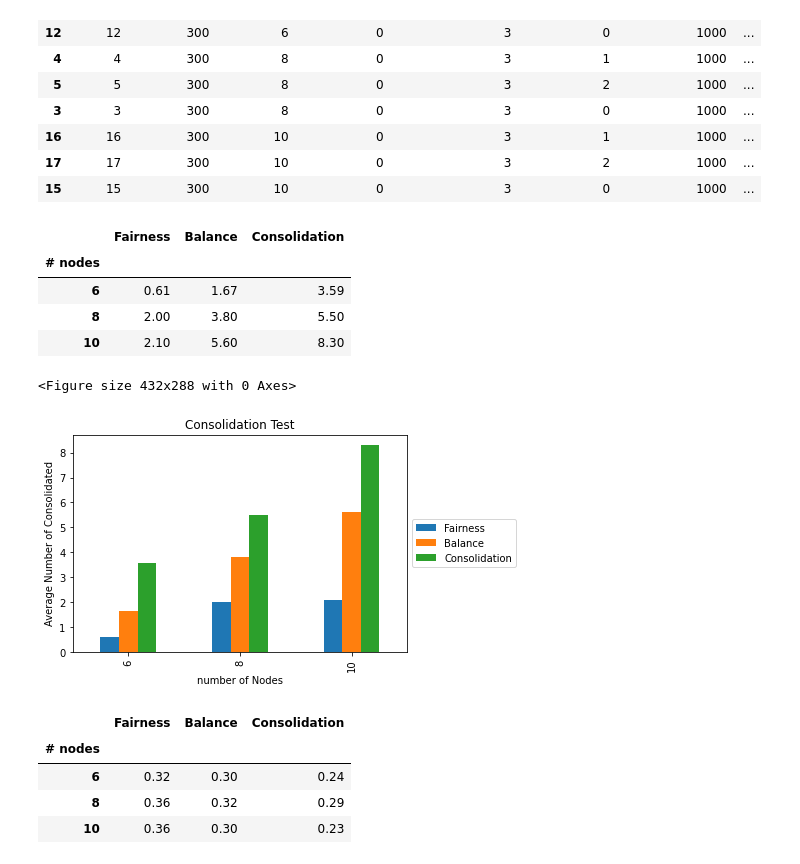
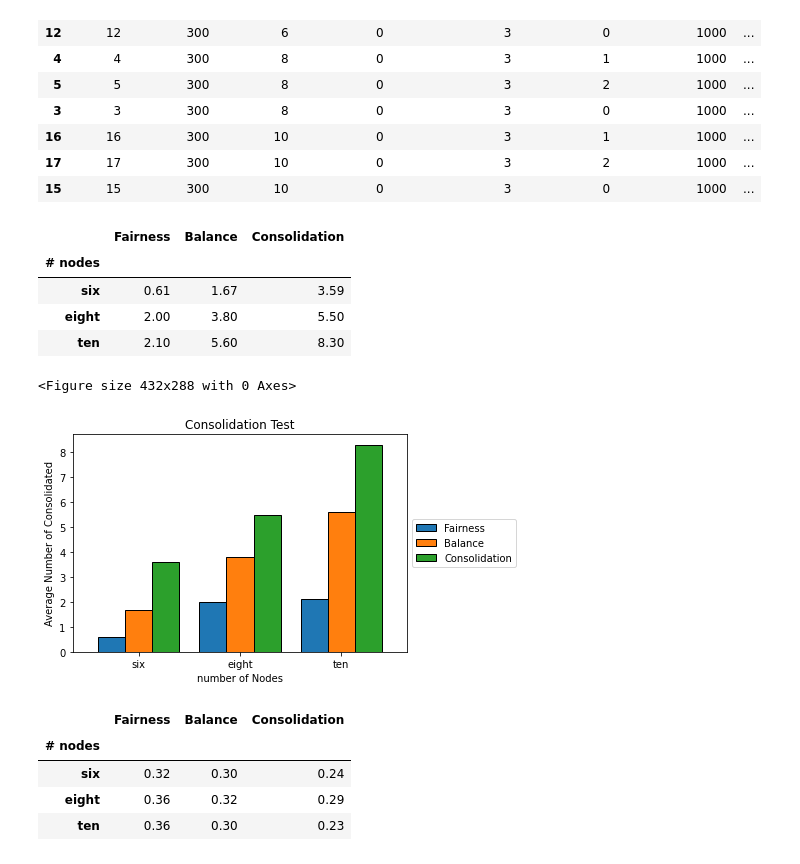
Before and after one commit to saeid93/smart-kube, a Jupyter notebook: experiments/analysis/analysis_test.ipynb, the cells around one changed output. Saved outputs shown, nothing was run; the diff lists cells and outputs as text; code cells hidden in the pictures.

Commit message:
better  visualization

```diff
--- a/experiments/analysis/analysis_test.ipynb
+++ b/experiments/analysis/analysis_test.ipynb
@@ -179,11 +179,11 @@ selected
 | 15 | 15 | 300 | 10 | 0 | 3 | 0 | 1000 | ... |
 # %%
 df_cons_plot = pd.DataFrame([], columns=['# nodes', 'Fairness', 'Balance', 'Consolidation'])
-to_append = pd.DataFrame({'# nodes': [6], 'Fairness': [0.61], 'Balance': [1.67], 'Consolidation': [3.59]})
+to_append = pd.DataFrame({'# nodes': ["six"], 'Fairness': [0.61], 'Balance': [1.67], 'Consolidation': [3.59]})
 df_cons_plot = df_cons_plot.append(to_append)
-to_append = pd.DataFrame({'# nodes': [8], 'Fairness': [2], 'Balance': [3.8], 'Consolidation': [5.5]})
+to_append = pd.DataFrame({'# nodes': ["eight"], 'Fairness': [2], 'Balance': [3.8], 'Consolidation': [5.5]})
 df_cons_plot = df_cons_plot.append(to_append)
-to_append = pd.DataFrame({'# nodes': [10], 'Fairness': [2.1], 'Balance': [5.6], 'Consolidation': [8.3]})
+to_append = pd.DataFrame({'# nodes': ["ten"], 'Fairness': [2.1], 'Balance': [5.6], 'Consolidation': [8.3]})
 df_cons_plot = df_cons_plot.append(to_append)
 
 df_cons_plot.set_index('# nodes', inplace=True)
@@ -192,30 +192,31 @@ df_cons_plot
 # %% [output]
 |  | Fairness | Balance | Consolidation |
 | # nodes |  |  |  |
-| 6 | 0.61 | 1.67 | 3.59 |
-| 8 | 2.00 | 3.80 | 5.50 |
-| 10 | 2.10 | 5.60 | 8.30 |
+| six | 0.61 | 1.67 | 3.59 |
+| eight | 2.00 | 3.80 | 5.50 |
+| ten | 2.10 | 5.60 | 8.30 |
 # %%
 # selected.plot(x='cluster_id', y='reward_g_test_average', kind='bar')
 import matplotlib.pyplot as plt
 plt.tight_layout()
-df_cons_plot.plot(kind='bar')
+df_cons_plot.plot(kind='bar', width=0.8, edgecolor='black')
 plt.title("Consolidation Test")
 plt.xlabel("number of Nodes")
 plt.ylabel("Average Number of Consolidated")
 plt.legend(loc='center left', bbox_to_anchor=(1, 0.5))
+plt.xticks(rotation='horizontal')
 plt.savefig('test-average-consolidation.pdf', bbox_inches='tight')
 # plt.show()
 # %% [output]
 <Figure size 432x288 with 0 Axes>
-[figure, old version]
+[figure, new version]
 # %%
 df_g_plog = pd.DataFrame([], columns=['# nodes', 'Fairness', 'Balance', 'Consolidation'])
-to_append = pd.DataFrame({'# nodes': [6], 'Fairness': [0.32], 'Balance': [0.30], 'Consolidation': [0.24]})
+to_append = pd.DataFrame({'# nodes': ["six"], 'Fairness': [0.32], 'Balance': [0.30], 'Consolidation': [0.24]})
 df_g_plog = df_g_plog.append(to_append)
-to_append = pd.DataFrame({'# nodes': [8], 'Fairness': [0.36], 'Balance': [0.32], 'Consolidation': [0.29]})
+to_append = pd.DataFrame({'# nodes': ["eight"], 'Fairness': [0.36], 'Balance': [0.32], 'Consolidation': [0.29]})
 df_g_plog = df_g_plog.append(to_append)
-to_append = pd.DataFrame({'# nodes': [10], 'Fairness': [0.36], 'Balance': [0.30], 'Consolidation': [0.23]})
+to_append = pd.DataFrame({'# nodes': ["ten"], 'Fairness': [0.36], 'Balance': [0.30], 'Consolidation': [0.23]})
 df_g_plog = df_g_plog.append(to_append)
 
 df_g_plog.set_index('# nodes', inplace=True)
@@ -224,6 +225,6 @@ df_g_plog
 # %% [output]
 |  | Fairness | Balance | Consolidation |
 | # nodes |  |  |  |
-| 6 | 0.32 | 0.30 | 0.24 |
-| 8 | 0.36 | 0.32 | 0.29 |
-| 10 | 0.36 | 0.30 | 0.23 |
+| six | 0.32 | 0.30 | 0.24 |
+| eight | 0.36 | 0.32 | 0.29 |
+| ten | 0.36 | 0.30 | 0.23 |
```
Also changed, not shown: parts of 2 cells of this notebook, 13 other files.
